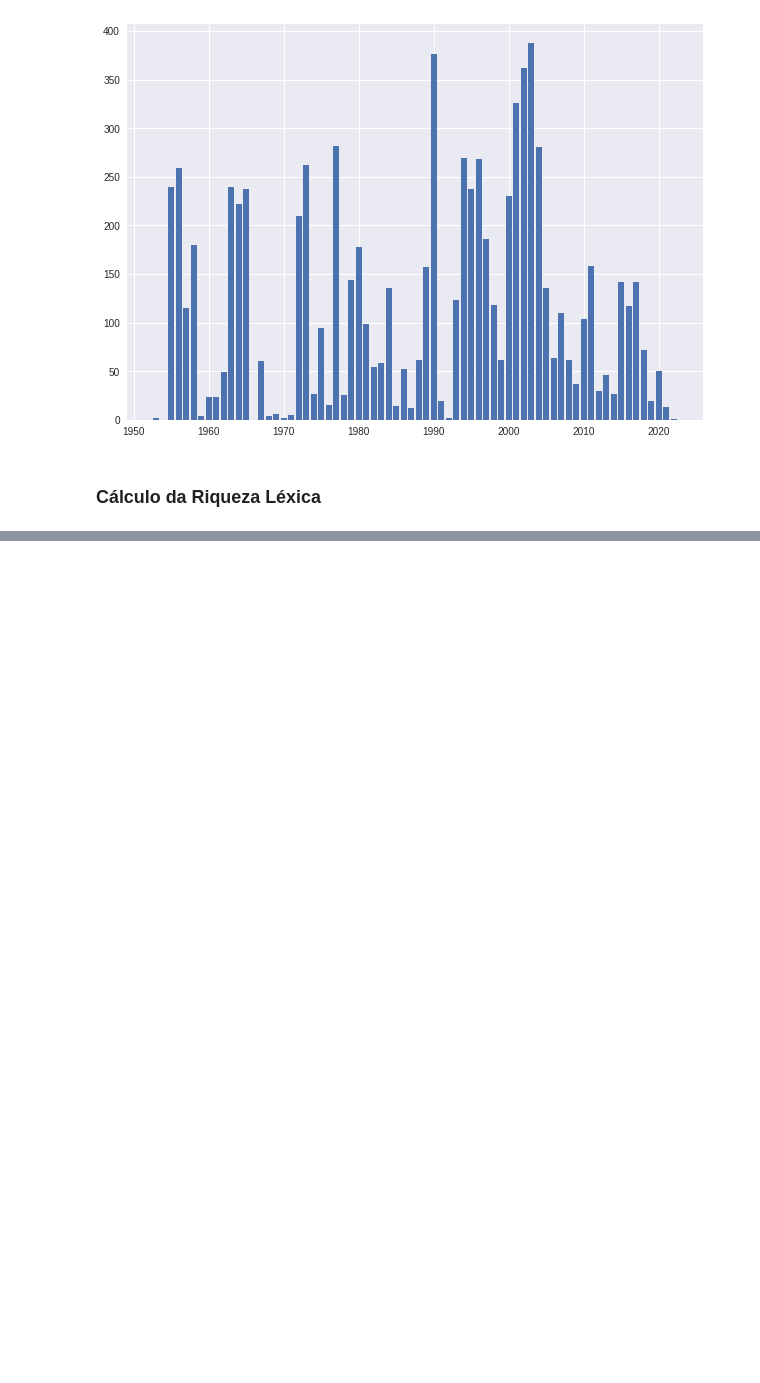
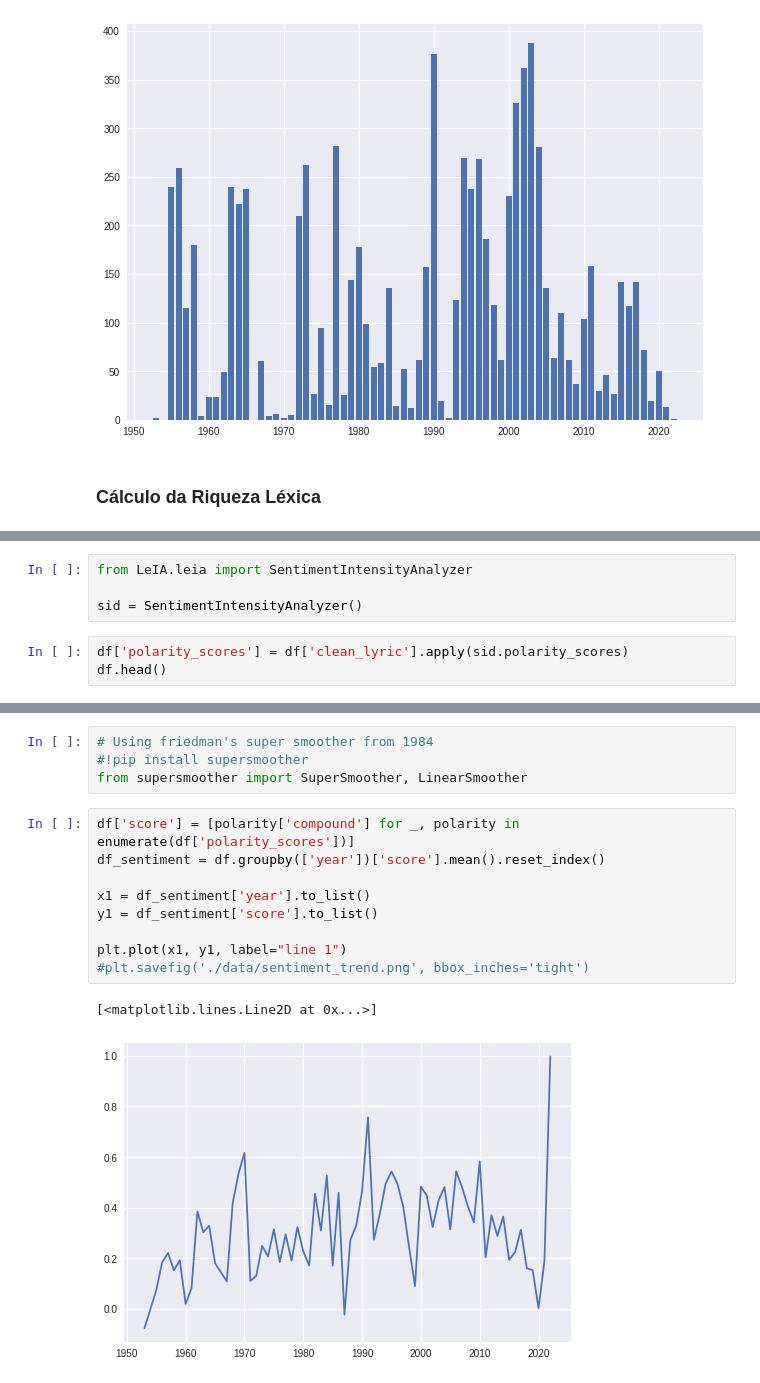
Before and after one commit to mateus-lourenco/emotion-mining-and-sentiment-analysis, a Jupyter notebook: src/analysis.ipynb, the cells around one changed output, grey strips where cells are left out. Cells and saved outputs as stored; diff of their text form; blank space fills up the shorter version.

```diff
--- a/src/analysis.ipynb
+++ b/src/analysis.ipynb
@@ -132,0 +142,7 @@ plt.plot(x1, y1, label = "line 1")
+# %%
+from LeIA.leia import SentimentIntensityAnalyzer
+
+sid = SentimentIntensityAnalyzer()
+# %%
+df['polarity_scores'] = df['clean_lyric'].apply(sid.polarity_scores)
+df.head()
@@ -132,0 +156,16 @@ plt.plot(x1, y1, label = "line 1")
+# %%
+# Using friedman's super smoother from 1984
+#!pip install supersmoother
+from supersmoother import SuperSmoother, LinearSmoother
+# %%
+df['score'] = [polarity['compound'] for _, polarity in enumerate(df['polarity_scores'])]
+df_sentiment = df.groupby(['year'])['score'].mean().reset_index()
+
+x1 = df_sentiment['year'].to_list()
+y1 = df_sentiment['score'].to_list()
+
+plt.plot(x1, y1, label="line 1")
+#plt.savefig('./data/sentiment_trend.png', bbox_inches='tight')
+# %% [output]
+[<matplotlib.lines.Line2D at 0x...>]
+[figure, added]
```
Also changed, not shown: parts of 21 cells of this notebook, 3 other files.
